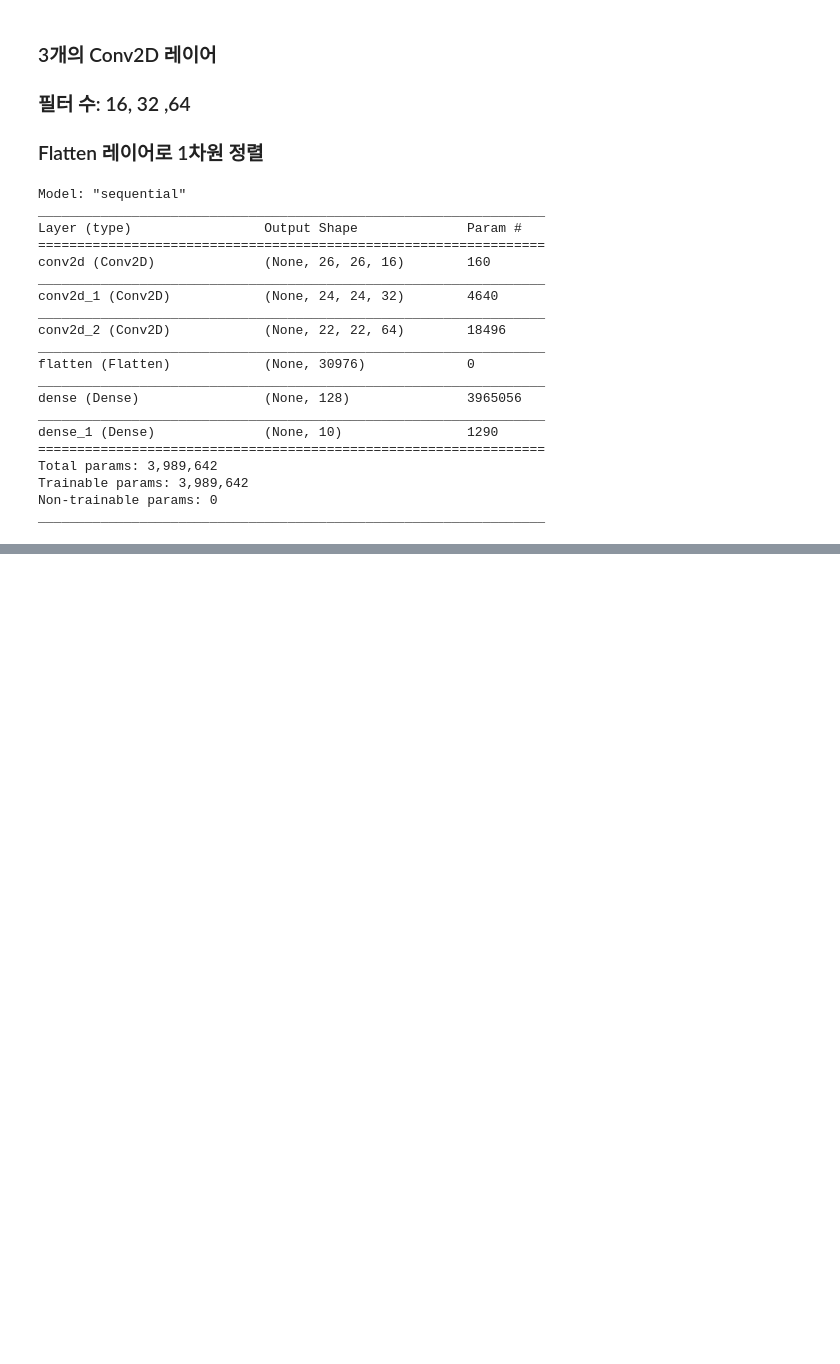
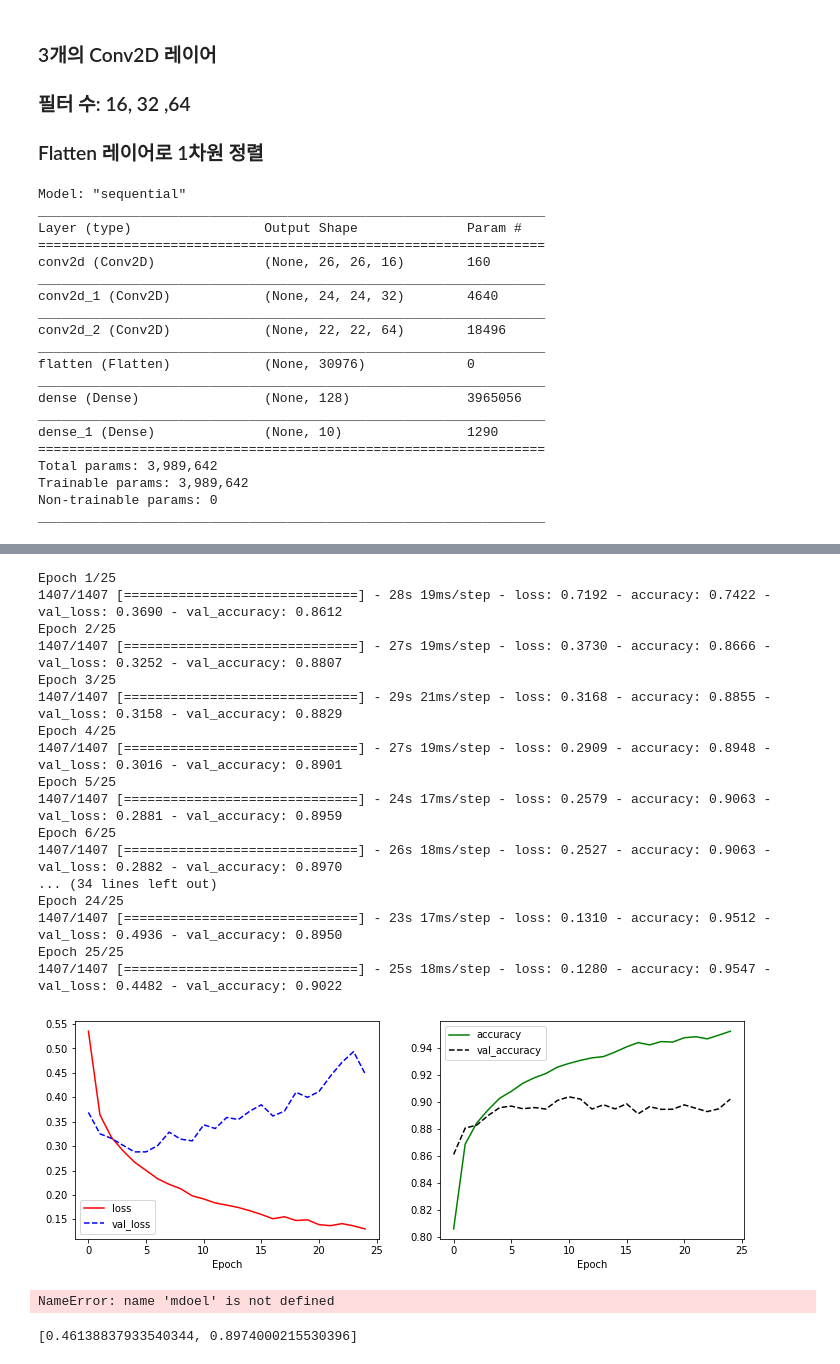
Before and after one commit to devdonghyun/project_imageClassfication, a Jupyter notebook: Chapter6_CNN.ipynb, the cells around one changed output, grey strips where cells are left out. Saved outputs shown, nothing was run; the diff lists cells and outputs as text; code cells hidden in the pictures; blank space fills up the shorter version.

```diff
--- a/Chapter6_CNN.ipynb
+++ b/Chapter6_CNN.ipynb
@@ -80,0 +124,18 @@ _________________________________________________________________
+# %%
+model = tf.keras.Sequential([
+    tf.keras.layers.Conv2D(input_shape=(28,28,1), kernel_size=(3,3), filters=32),
+    tf.keras.layers.MaxPool2D(strides=(2,2)),
+    tf.keras.layers.Conv2D(kernel_size=(3,3), filters=64),
+    tf.keras.layers.MaxPool2D(strides=(2,2)),
+    tf.keras.layers.Conv2D(kernel_size=(3,3), filters=128),
+    tf.keras.layers.Flatten(),
+    tf.keras.layers.Dense(units=128, activation='relu'),
+    tf.keras.layers.Dropout(rate=0.3),
+    tf.keras.layers.Dense(units=10, activation='softmax')
+])
+
+model.compile(optimizer=tf.keras.optimizers.Adam(),
+loss='sparse_categorical_crossentropy',
+metrics=['accuracy'])
+
+model.summary()
@@ -80,0 +160,44 @@ _________________________________________________________________
+# %%
+history = model.fit(train_X, train_Y, epochs=25, validation_split=0.25)
+
+import matplotlib.pyplot as pyplot
+
+plt.figure(figsize=(12,4))
+
+plt.subplot(1,2,1)
+plt.plot(history.history['loss'], 'r-', label='loss')
+plt.plot(history.history['val_loss'],'b--', label='val_loss')
+plt.xlabel('Epoch')
+plt.legend()
+
+plt.subplot(1,2,2)
+plt.plot(history.history['accuracy'], 'g-', label='accuracy')
+plt.plot(history.history['val_accuracy'],'k--', label='val_accuracy')
+plt.xlabel('Epoch')
+plt.legend()
+
+plt.show()
+# %% [output]
+Epoch 1/25
+1407/1407 [==============================] - 28s 19ms/step - loss: 0.7192 - accuracy: 0.7422 - val_loss: 0.3690 - val_accuracy: 0.8612
+Epoch 2/25
+1407/1407 [==============================] - 27s 19ms/step - loss: 0.3730 - accuracy: 0.8666 - val_loss: 0.3252 - val_accuracy: 0.8807
+Epoch 3/25
+1407/1407 [==============================] - 29s 21ms/step - loss: 0.3168 - accuracy: 0.8855 - val_loss: 0.3158 - val_accuracy: 0.8829
+Epoch 4/25
+1407/1407 [==============================] - 27s 19ms/step - loss: 0.2909 - accuracy: 0.8948 - val_loss: 0.3016 - val_accuracy: 0.8901
+Epoch 5/25
+1407/1407 [==============================] - 24s 17ms/step - loss: 0.2579 - accuracy: 0.9063 - val_loss: 0.2881 - val_accuracy: 0.8959
+Epoch 6/25
+1407/1407 [==============================] - 26s 18ms/step - loss: 0.2527 - accuracy: 0.9063 - val_loss: 0.2882 - val_accuracy: 0.8970
+... (34 lines left out)
+Epoch 24/25
+1407/1407 [==============================] - 23s 17ms/step - loss: 0.1310 - accuracy: 0.9512 - val_loss: 0.4936 - val_accuracy: 0.8950
+Epoch 25/25
+1407/1407 [==============================] - 25s 18ms/step - loss: 0.1280 - accuracy: 0.9547 - val_loss: 0.4482 - val_accuracy: 0.9022
+[figure, added]
+NameError: name 'mdoel' is not defined
+# %%
+model.evaluate(test_X, test_Y, verbose=0)
+# %% [output]
+[0.46138837933540344, 0.8974000215530396]
```
Also changed, not shown: parts of 10 cells of this notebook.
